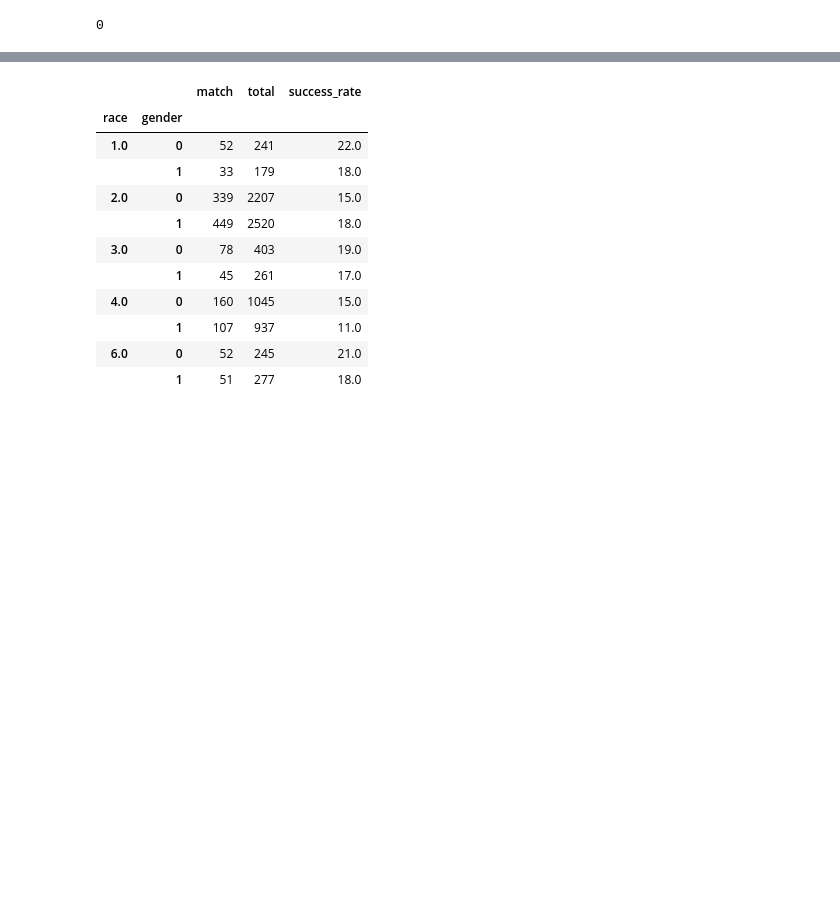
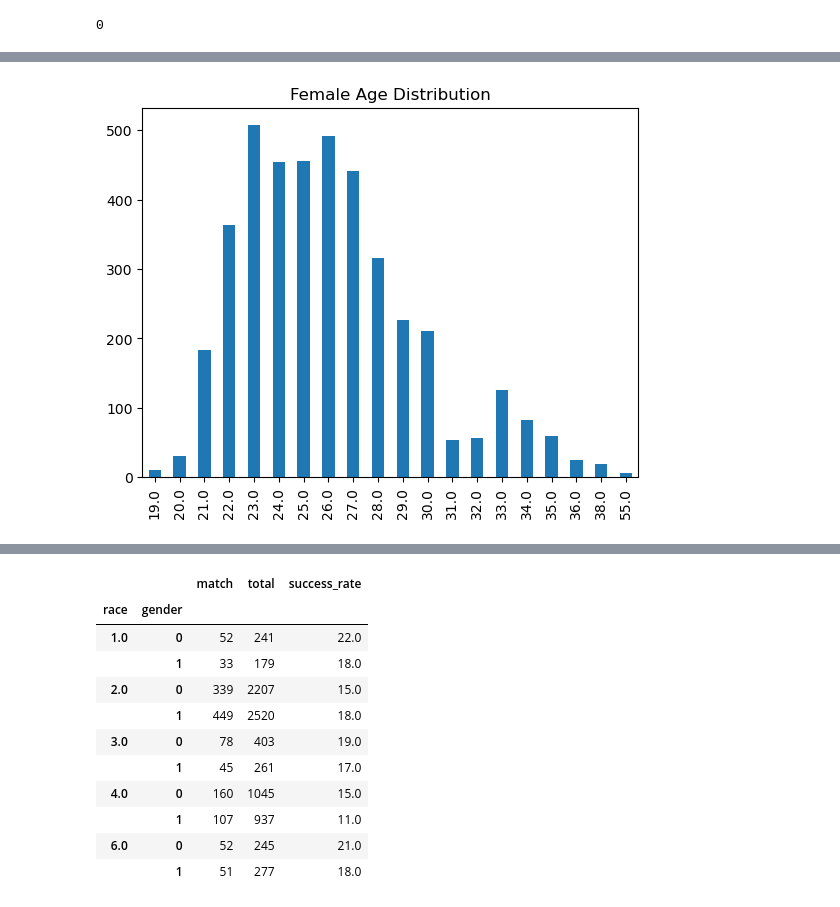
Before and after one commit to hugotomita1201/code_pudding_data, a Jupyter notebook: speed_dating_hugo.ipynb, the cells around one changed output, grey strips where cells are left out. Saved outputs shown, nothing was run; the diff lists cells and outputs as text; code cells hidden in the pictures; blank space fills up the shorter version.

```diff
--- a/speed_dating_hugo.ipynb
+++ b/speed_dating_hugo.ipynb
@@ -73,0 +40,10 @@ plt.show()
+# %%
+female_count = df[(df['gender'] == 0) & (df['age'])]['age'].value_counts()
+female_count = female_count.sort_index()
+
+female_count.plot(kind ='bar')
+
+plt.title("Female Age Distribution")
+plt.show()
+# %% [output]
+[figure, added]
```
Also changed, not shown: parts of 37 cells of this notebook, 10 other files.
